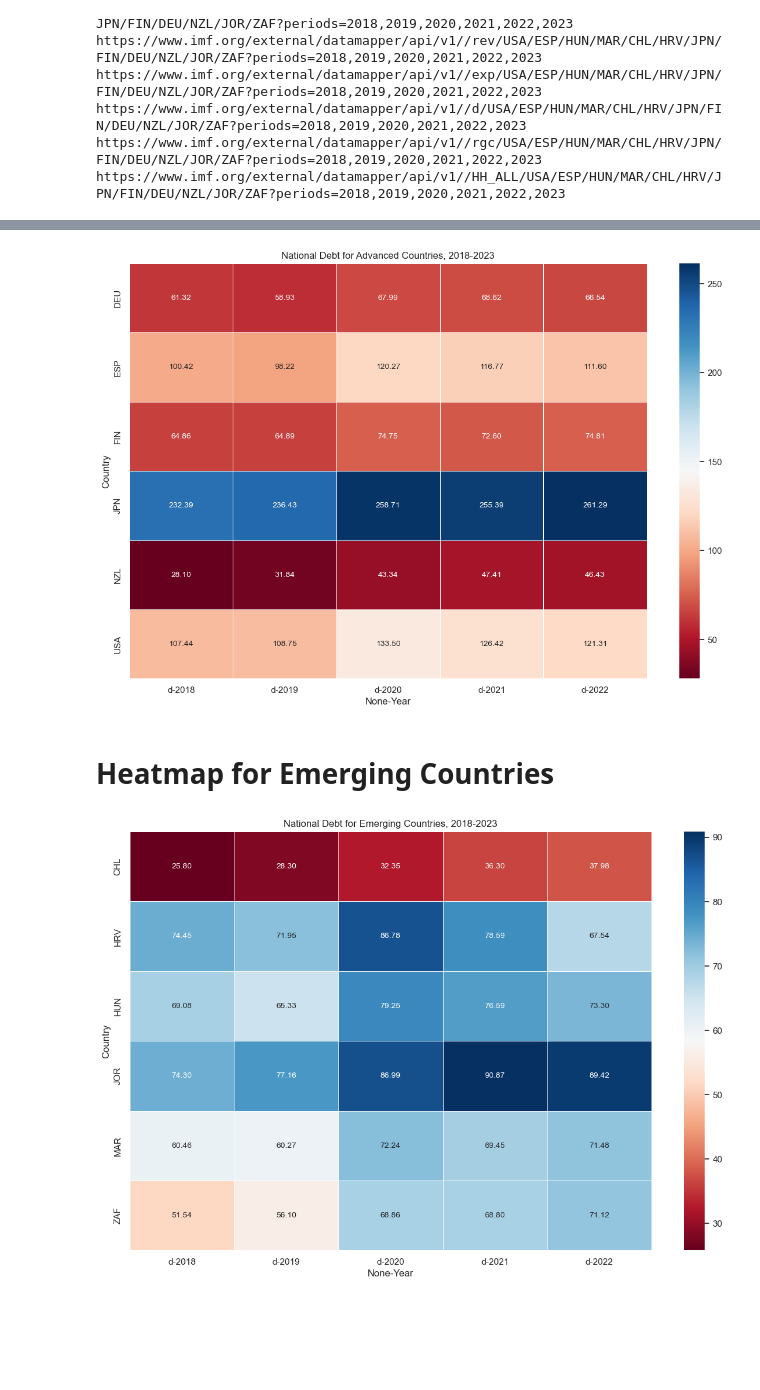
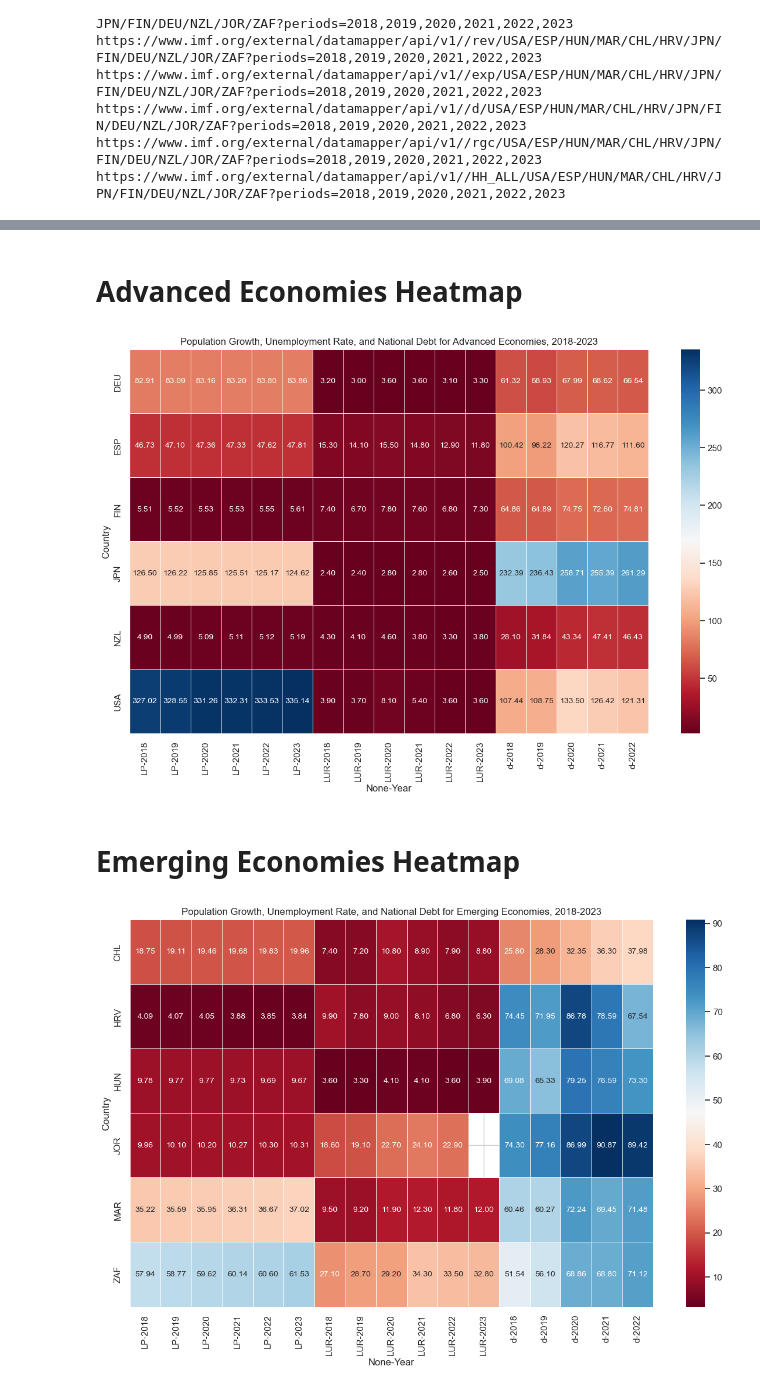
Before and after one commit to eaccooper5/project_1, a Jupyter notebook: TEST1.ipynb, the cells around one changed output, grey strips where cells are left out. Cells and saved outputs as stored; diff of their text form; code cells hidden in the pictures; blank space fills up the shorter version.

```diff
--- a/TEST1.ipynb
+++ b/TEST1.ipynb
@@ -157,8 +157,8 @@ advanced_df
 # %%
-# Define the dataframe with the required indicator 'd'
+#pulling specific columns
 selected_adv_df = pd.DataFrame()
 selected_emer_df = pd.DataFrame()
-selected_adv_df = advanced_df.iloc[:,[0, 1, 10, 11]]
-selected_emer_df = emerging_df.iloc[:,[0, 1, 10, 11]] #select which indicator via the column number starting at 0 for Country
+selected_adv_df = advanced_df.iloc[:,[0, 1, 2, 6, 10]]
+selected_emer_df = emerging_df.iloc[:,[0, 1, 2, 6, 10]] #select which indicator via the column number starting at 0 for Country
 selected_emer_df
 # %% [output]
@@ -298,6 +288,8 @@ ZAF      68.862534  71.120698
+# %% [markdown]
+# Advanced Economies Heatmap
 # %%
 # using pivot for the dataframe, country should be set as index for better comparison for all 3 variables.
-heatmap_data = selected_adv_df.pivot_table(index='Country', columns='Year', values=['d'], aggfunc='mean')
+heatmap_data = selected_adv_df.pivot_table(index='Country', columns='Year', values=['LP', 'LUR', 'd'], aggfunc='mean')
 
 # create the heatmap plot
 plt.figure(figsize=(12, 8))
@@ -307,33 +299,29 @@ heatmap = sns.heatmap(heatmap_data, cmap='RdBu', annot=True, fmt=".2f", linewidt
 plt.tight_layout()
 
 # set up the title
-plt.title('National Debt for Advanced Countries, 2018-2023')
-
-plt.savefig('heatmap_adv_debt.png')
+plt.title('Population Growth, Unemployment Rate, and National Debt for Advanced Economies, 2018-2023')
 
 # display the heatmap
 plt.show()
 # %% [output]
-[figure, old version]
+[figure, new version]
-# %% [markdown]
-# Heatmap for Emerging Countries
+# %% [markdown]
+# Emerging Economies Heatmap
 # %%
 # using pivot for the dataframe, country should be set as index for better comparison for all 3 variables.
-heatmap_data = selected_emer_df.pivot_table(index='Country', columns='Year', values=['d'], aggfunc='mean')
+heatmap_data_emer = selected_emer_df.pivot_table(index='Country', columns='Year', values=['LP', 'LUR', 'd'], aggfunc='mean')
 
 # create the heatmap plot
 plt.figure(figsize=(12, 8))
-heatmap = sns.heatmap(heatmap_data, cmap='RdBu', annot=True, fmt=".2f", linewidths=0.5, annot_kws={"size": 10})
+heatmap_emer = sns.heatmap(heatmap_data_emer, cmap='RdBu', annot=True, fmt=".2f", linewidths=0.5, annot_kws={"size": 10})
 
 # Fixing cells to display numbers better
 plt.tight_layout()
 
 # set up the title
-plt.title('National Debt for Emerging Countries, 2018-2023')
-
-plt.savefig('heatmap_emer_debt.png')
+plt.title('Population Growth, Unemployment Rate, and National Debt for Emerging Economies, 2018-2023')
 
 # display the heatmap
 plt.show()
 # %% [output]
-[figure, old version]
+[figure, new version]
```
Also changed, not shown: parts of 14 cells of this notebook.
